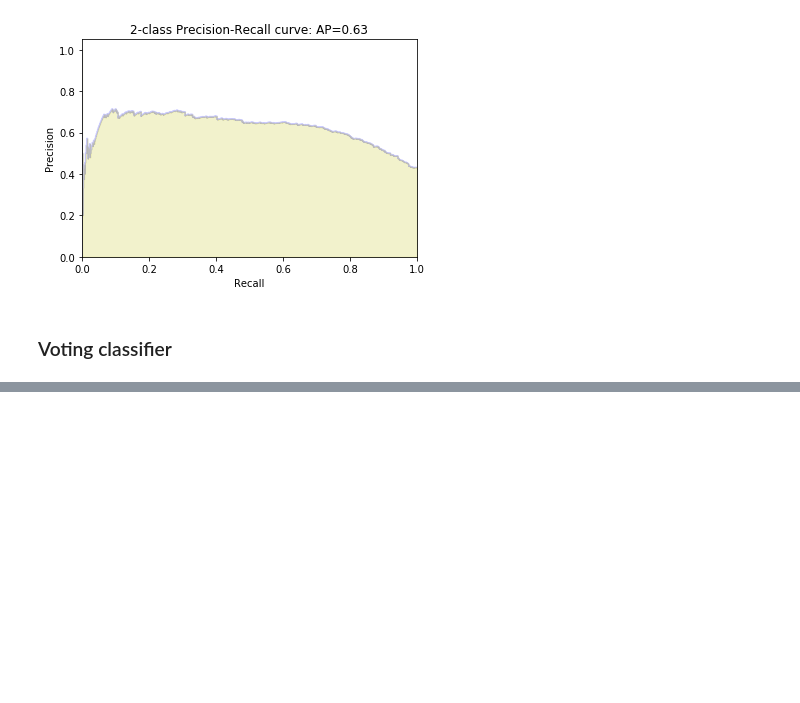
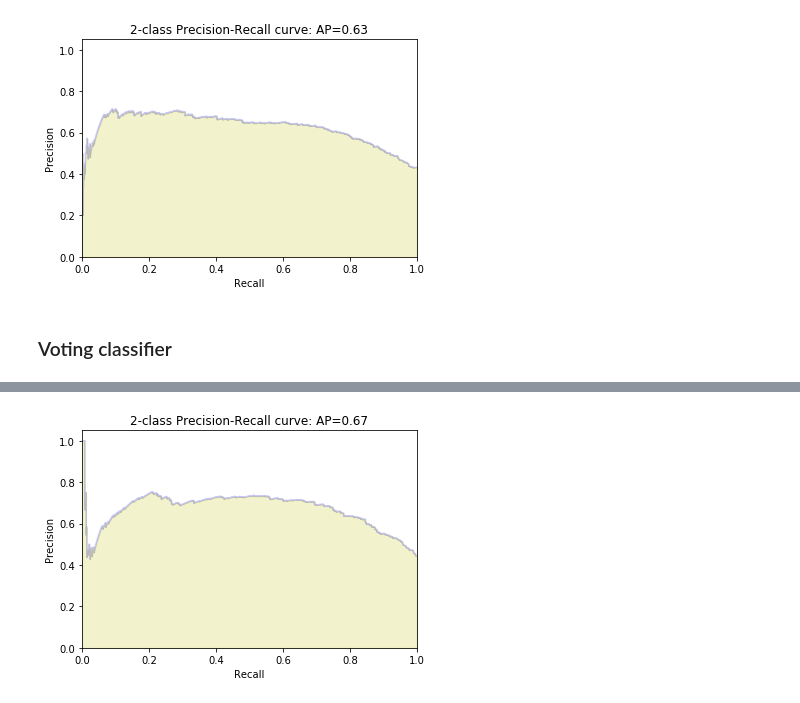
Before and after one commit to babayefarzan/PTSD-patient-analysis, a Jupyter notebook: precision-recall_cv.ipynb, the cells around one changed output, grey strips where cells are left out. Drawn from its saved outputs; the diff is of its cells as text; code cells hidden in the pictures; blank space fills up the shorter version.

```diff
--- a/precision-recall_cv.ipynb
+++ b/precision-recall_cv.ipynb
@@ -333,7 +333,7 @@ while counter!=FOLD_K+1:
 
     linearsvm = SVC(kernel='linear', C=0.624974423446755,probability=True)
     linearsvm.fit(X_train,y_train)
-    linearsvm_pred = dt.predict(X_test)
+    linearsvm_pred = linearsvm.predict(X_test)
     result_pred = np.concatenate((result_pred,linearsvm_pred))
 
     y_score = linearsvm.decision_function(X_test)
@@ -557,3 +557,87 @@ F1 score is:  0.638934381769
 [figure]
 # %% [markdown]
 ### Voting classifier
+# %%
+#soft voting
+data_df = pd.read_csv('data_process1.csv')
+dataset = data_df
+#Constants
+FOLD_I = 1
+FOLD_K =10
+
+#Creating 10 folds
+result_pred = np.array([])
+result_score = np.array([])
+y = np.array([])
+counter = 1
+s=0
+total_ac = 0
+total_f = 0
+while counter!=FOLD_K+1:
+    print("Fold ",counter)
+    fold = fold_i_of_k(dataset,counter,10)
+    d_fold = dataset[s:s + fold]
+    d_test = d_fold
+    X_test = d_test.iloc[:,0:11]
+    y_test = d_test.iloc[:,11:12]
+    d_train = dataset.drop(dataset.index[s:s+fold])
+    X_train = d_train.iloc[:,0:11]
+    y_train = d_train.iloc[:,11:12]
+
+    X_train = X_train.as_matrix()
+    X_train = preprocessing.scale(X_train)
+
+    y_train = y_train.as_matrix()
+    y_train = y_train.ravel()
+
+    X_test = X_test.as_matrix()
+    X_test = preprocessing.scale(X_test)
+
+    y_test = y_test.as_matrix()
+    y_test = y_test.ravel()
+    y = np.concatenate((y,y_test))
+
+    clf1 = LogisticRegression(random_state=4)
+    clf2 = RandomForestClassifier(random_state=4)
+    clf3 = SVC(kernel='linear', C=0.624974423446755,probability=True)
+    clf4 = SVC(kernel='rbf', C= 57.296107349133315,gamma=0.004059323094735449,probability=True)
+    clf5 = SVC(kernel='poly',C= 44.862787773900145,gamma=0.017893797724654898,probability=True)
+    clf6 = dt = DecisionTreeClassifier(random_state=4)
+    eclf = VotingClassifier(estimators=[('logistic', clf1), ('random forest', clf2), ('svm linear', clf3),('svm rbf', clf4),('svm poly', clf5),('decision tree', clf6)], weights=[1,1,1,1,1,1], voting='soft')
+
+    eclf = eclf.fit(X_train, y_train)
+    eclf.fit(X_train,y_train)
+
+    y_scores = eclf.predict_proba(X_test)[:, 1]
+    result_score = np.concatenate((result_score,y_scores))
+
+    eclf_pred = eclf.predict(X_test)
+    result_pred = np.concatenate((result_pred,eclf_pred))
+
+    ac = accuracy_score(y_test,eclf_pred)
+    print(ac)
+
+    f = f1_score(y_test, eclf_pred, average='weighted')
+    total_f = total_f+f
+    total_ac = total_ac + ac
+    s = s + fold
+    counter= counter+1
+total_f = total_f /  FOLD_K
+total_ac = total_ac / FOLD_K
+
+print("Cross validation accuracy for voting classifier: ",total_ac)
+print("F1 score is: ",total_f)
+
+
+average_precision = average_precision_score(y, result_score)
+precision, recall, _ = precision_recall_curve(y, result_score)
+plt.step(recall, precision, color='b', alpha=0.2,where='post')
+plt.fill_between(recall, precision, step='post', alpha=0.2,color='y')
+
+plt.xlabel('Recall')
+plt.ylabel('Precision')
+plt.ylim([0.0, 1.05])
+plt.xlim([0.0, 1.0])
+plt.title('2-class Precision-Recall curve: AP={0:0.2f}'.format(average_precision))
+plt.savefig('p8.png')
+# %% [output]
@@ -560 +661,2 @@ F1 score is:  0.638934381769
+[figure, added]
 # %%
```
Also changed, not shown: parts of 11 cells of this notebook, 4 other files.
